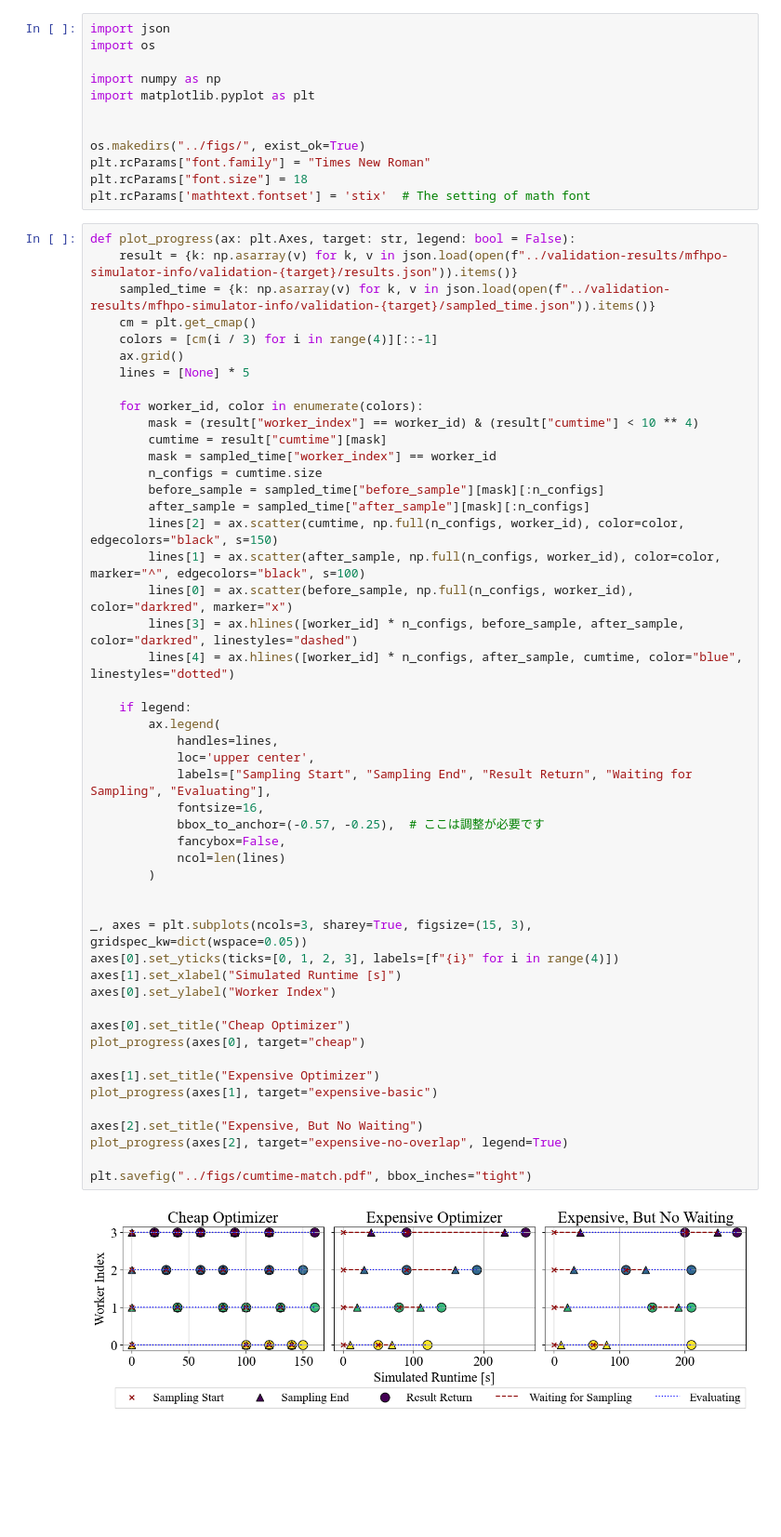
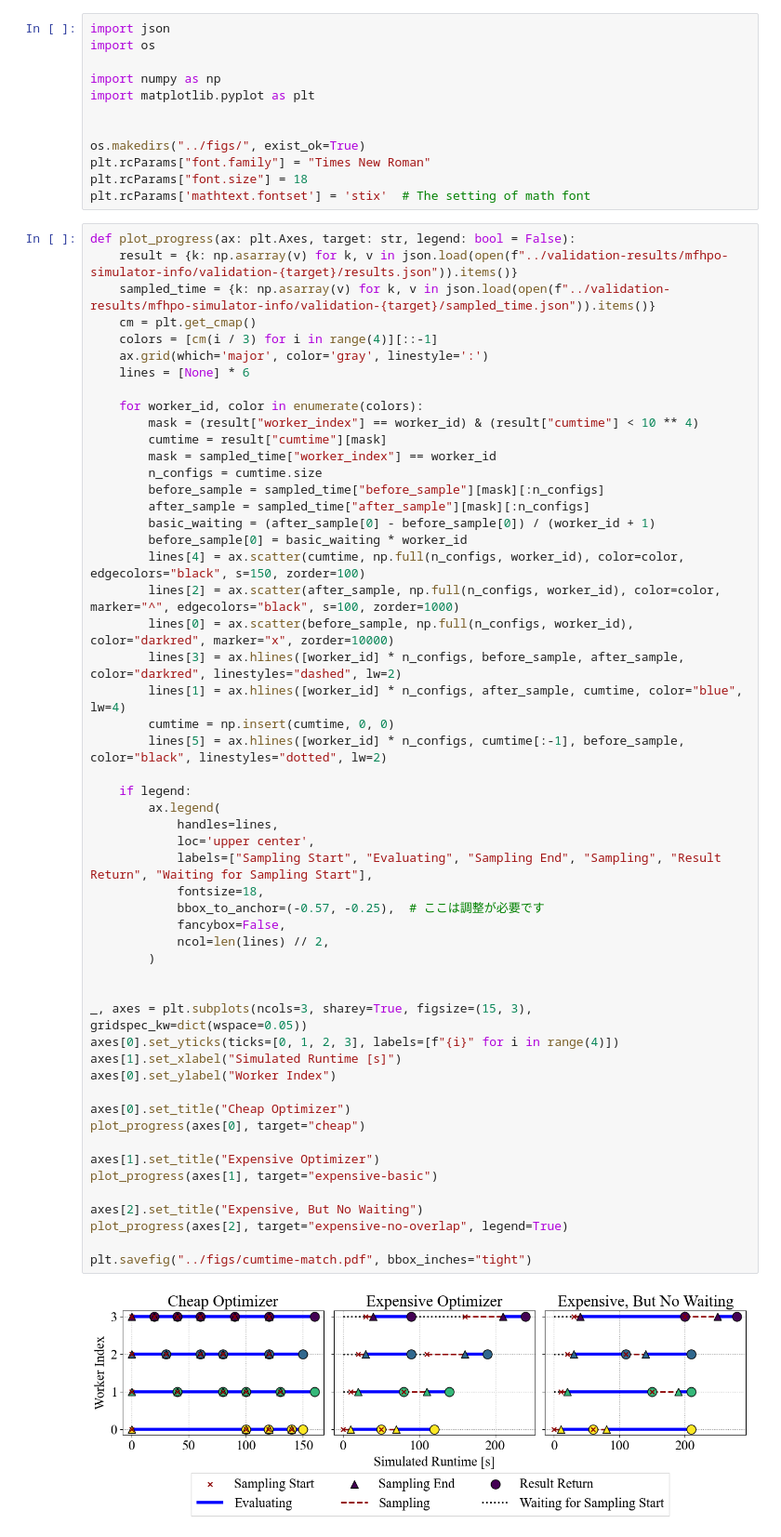
Before and after one commit to nabenabe0928/mfhpo-simulator-experiments, a Jupyter notebook: validation/viz_cumtime_match.ipynb, the cells around one changed output. Shown: that part at 93% size. Cells and saved outputs as stored; diff of their text form; blank space fills up the shorter version.

Commit message:
Update the verification after v1.4.0

```diff
--- a/validation/viz_cumtime_match.ipynb
+++ b/validation/viz_cumtime_match.ipynb
@@ -16,8 +16,8 @@ def plot_progress(ax: plt.Axes, target: str, legend: bool = False):
     sampled_time = {k: np.asarray(v) for k, v in json.load(open(f"../validation-results/mfhpo-simulator-info/validation-{target}/sampled_time.json")).items()}
     cm = plt.get_cmap()
     colors = [cm(i / 3) for i in range(4)][::-1]
-    ax.grid()
-    lines = [None] * 5
+    ax.grid(which='major', color='gray', linestyle=':')
+    lines = [None] * 6
 
     for worker_id, color in enumerate(colors):
         mask = (result["worker_index"] == worker_id) & (result["cumtime"] < 10 ** 4)
@@ -25,39 +25,43 @@ def plot_progress(ax: plt.Axes, target: str, legend: bool = False):
         mask = sampled_time["worker_index"] == worker_id
         n_configs = cumtime.size
         before_sample = sampled_time["before_sample"][mask][:n_configs]
         after_sample = sampled_time["after_sample"][mask][:n_configs]
-        lines[2] = ax.scatter(cumtime, np.full(n_configs, worker_id), color=color, edgecolors="black", s=150)
-        lines[1] = ax.scatter(after_sample, np.full(n_configs, worker_id), color=color, marker="^", edgecolors="black", s=100)
-        lines[0] = ax.scatter(before_sample, np.full(n_configs, worker_id), color="darkred", marker="x")
-        lines[3] = ax.hlines([worker_id] * n_configs, before_sample, after_sample, color="darkred", linestyles="dashed")
-        lines[4] = ax.hlines([worker_id] * n_configs, after_sample, cumtime, color="blue", linestyles="dotted")
+        basic_waiting = (after_sample[0] - before_sample[0]) / (worker_id + 1)
+        before_sample[0] = basic_waiting * worker_id
+        lines[4] = ax.scatter(cumtime, np.full(n_configs, worker_id), color=color, edgecolors="black", s=150, zorder=100)
+        lines[2] = ax.scatter(after_sample, np.full(n_configs, worker_id), color=color, marker="^", edgecolors="black", s=100, zorder=1000)
+        lines[0] = ax.scatter(before_sample, np.full(n_configs, worker_id), color="darkred", marker="x", zorder=10000)
+        lines[3] = ax.hlines([worker_id] * n_configs, before_sample, after_sample, color="darkred", linestyles="dashed", lw=2)
+        lines[1] = ax.hlines([worker_id] * n_configs, after_sample, cumtime, color="blue", lw=4)
+        cumtime = np.insert(cumtime, 0, 0)
+        lines[5] = ax.hlines([worker_id] * n_configs, cumtime[:-1], before_sample, color="black", linestyles="dotted", lw=2)
 
     if legend:
         ax.legend(
             handles=lines,
             loc='upper center',
-            labels=["Sampling Start", "Sampling End", "Result Return", "Waiting for Sampling", "Evaluating"],
-            fontsize=16,
+            labels=["Sampling Start", "Evaluating", "Sampling End", "Sampling", "Result Return", "Waiting for Sampling Start"],
+            fontsize=18,
             bbox_to_anchor=(-0.57, -0.25),  # ここは調整が必要です
             fancybox=False,
-            ncol=len(lines)
+            ncol=len(lines) // 2,
         )
 
 
 _, axes = plt.subplots(ncols=3, sharey=True, figsize=(15, 3), gridspec_kw=dict(wspace=0.05))
 axes[0].set_yticks(ticks=[0, 1, 2, 3], labels=[f"{i}" for i in range(4)])
 axes[1].set_xlabel("Simulated Runtime [s]")
 axes[0].set_ylabel("Worker Index")
 
 axes[0].set_title("Cheap Optimizer")
 plot_progress(axes[0], target="cheap")
 
 axes[1].set_title("Expensive Optimizer")
 plot_progress(axes[1], target="expensive-basic")
 
 axes[2].set_title("Expensive, But No Waiting")
 plot_progress(axes[2], target="expensive-no-overlap", legend=True)
 
 plt.savefig("../figs/cumtime-match.pdf", bbox_inches="tight")
 # %% [output]
-[figure, old version]
+[figure, new version]
```
Also changed, not shown: 14 other files.
